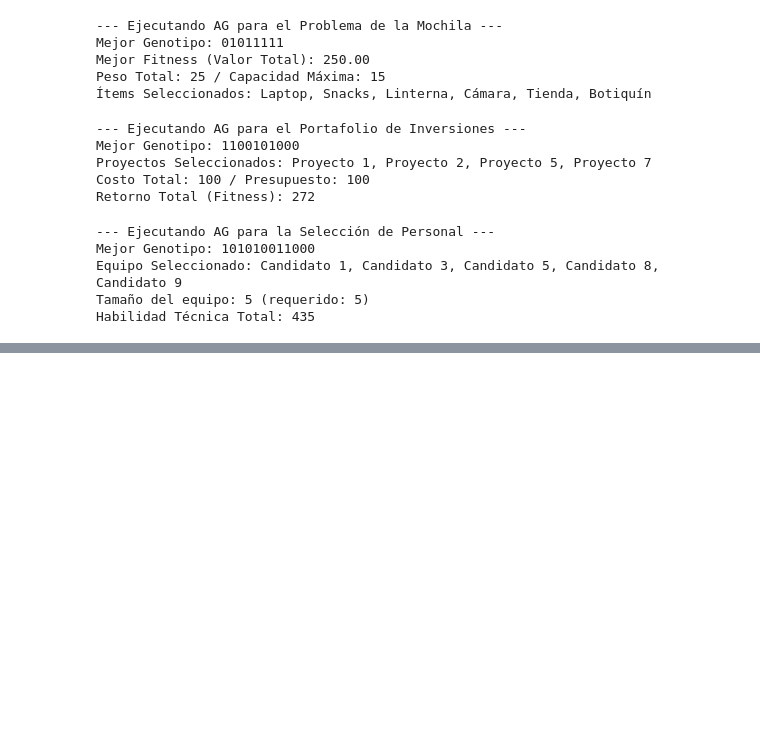
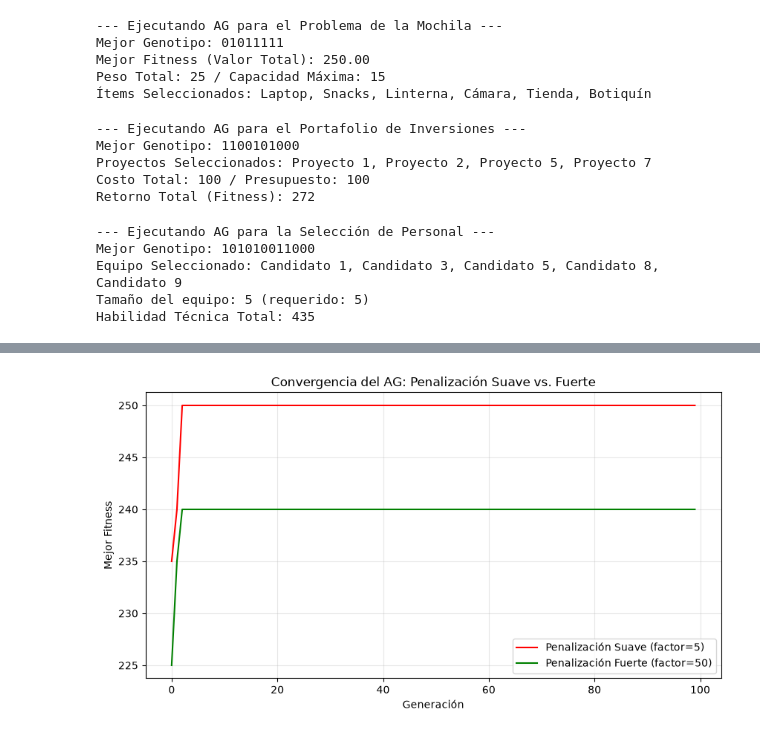
Before and after one commit to edware11/algoritmos-geneticos-lab2, a Jupyter notebook: Laboratorio_Algoritmos_Geneticos.ipynb, the cells around one changed output, grey strips where cells are left out. Drawn from its saved outputs; the diff is of its cells as text; code cells hidden in the pictures; blank space fills up the shorter version.

Commit message:
feat: implementar cruzamiento de dos puntos y analisis de penalizacion (Ejercicios 3 y 4)

```diff
--- a/Laboratorio_Algoritmos_Geneticos.ipynb
+++ b/Laboratorio_Algoritmos_Geneticos.ipynb
@@ -16,7 +16,7 @@ class AlgoritmoGenetico:
 
     def __init__(self, population_size, chromosome_length, pc, pm,
                  fitness_func, decode_func, selection_method='tournament',
-                 tournament_size=3, elitism=True):
+                 tournament_size=3, elitism=True, crossover_method='one_point'):
         self.population_size = population_size
         self.chromosome_length = chromosome_length
         self.pc = pc                      # Probabilidad de cruzamiento
@@ -26,6 +26,7 @@ class AlgoritmoGenetico:
         self.selection_method = selection_method
         self.tournament_size = tournament_size
         self.elitism = elitism
+        self.crossover_method = crossover_method  # 'one_point' o 'two_point'
 
         self.population = [self._generar_individuo() for _ in range(population_size)]
         self.history = []  # Guarda el mejor fitness de cada generación
@@ -66,14 +67,34 @@ class AlgoritmoGenetico:
             return self._seleccion_ruleta(fitnesses)
         raise ValueError(f"Método de selección no soportado: {self.selection_method}")
 
-    def _cruzar(self, padre1, padre2):
-        """Cruzamiento de un solo punto."""
-        if random.random() > self.pc:
-            return padre1[:], padre2[:]
+    def _cruzar_un_punto(self, padre1, padre2):
+        """Cruzamiento de un solo punto de corte."""
         punto = random.randint(1, self.chromosome_length - 1)
         hijo1 = padre1[:punto] + padre2[punto:]
         hijo2 = padre2[:punto] + padre1[punto:]
         return hijo1, hijo2
+
+    def _cruzar_dos_puntos(self, padre1, padre2):
+        """
+        Cruzamiento de dos puntos de corte.
+        Se eligen dos índices aleatorios (p1 < p2) y los hijos intercambian
+        el segmento CENTRAL comprendido entre esos dos puntos.
+        """
+        p1, p2 = sorted(random.sample(range(1, self.chromosome_length), 2))
+
+        hijo1 = padre1[:p1] + padre2[p1:p2] + padre1[p2:]
+        hijo2 = padre2[:p1] + padre1[p1:p2] + padre2[p2:]
+        return hijo1, hijo2
+
+    def _cruzar(self, padre1, padre2):
+        """Aplica el cruzamiento según self.crossover_method, respetando pc."""
+        if random.random() > self.pc:
+            return padre1[:], padre2[:]
+
+        if self.crossover_method == 'two_point':
+            return self._cruzar_dos_puntos(padre1, padre2)
+        else:
+            return self._cruzar_un_punto(padre1, padre2)
 
     def _mutar(self, cromosoma):
         return [1 - gen if random.random() < self.pm else gen for gen in cromosoma]
@@ -275,0 +409,15 @@ Habilidad Técnica Total: 435
+# %%
+# ---------- Ejercicio 4: Gráfica de convergencia (Suave vs. Fuerte) ----------
+import matplotlib.pyplot as plt
+
+plt.figure(figsize=(10, 5))
+plt.plot(hist_suave, label=f'Penalización Suave (factor={PENALTY_SUAVE})', color='red')
+plt.plot(hist_fuerte, label=f'Penalización Fuerte (factor={PENALTY_FUERTE})', color='green')
+plt.xlabel('Generación')
+plt.ylabel('Mejor Fitness')
+plt.title('Convergencia del AG: Penalización Suave vs. Fuerte')
+plt.legend()
+plt.grid(True, alpha=0.3)
+plt.show()
+# %% [output]
+[figure, added]
```
Also changed, not shown: parts of 4 cells of this notebook, 1 other file.
